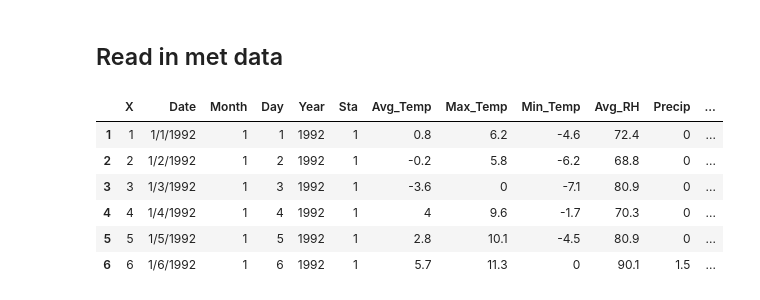
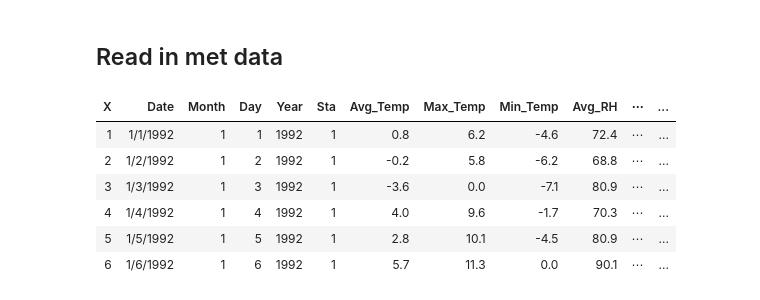
Before and after one commit to gremau/Sev_climatesens_SPEI, a Jupyter notebook: Sev_SPEI_altprecip.ipynb, the cells around one changed output. Cells and saved outputs as stored; diff of their text form; code cells hidden in the pictures.

```diff
--- a/Sev_SPEI_altprecip.ipynb
+++ b/Sev_SPEI_altprecip.ipynb
@@ -49,18 +39,18 @@ tail(df_alt)
 # %% [markdown]
 ## Read in met data
 # %%
-fname <- 'input_files/Met_all_gapfill.csv'
+fname <- 'spei_input_files/Met_all_gapfill.csv'
 #header <- read.csv(fname, skip=3, nrows=1)
 df <- read.csv(fname, header=TRUE)
 #df[df==-9999] <- NA
 #colnames(df) <- colnames(header)
 head(df)
 # %% [output]
-|  | X | Date | Month | Day | Year | Sta | Avg_Temp | Max_Temp | Min_Temp | Avg_RH | Precip | ... |
-| 1 | 1 | 1/1/1992 | 1 | 1 | 1992 | 1 | 0.8 | 6.2 | -4.6 | 72.4 | 0 | ... |
-| 2 | 2 | 1/2/1992 | 1 | 2 | 1992 | 1 | -0.2 | 5.8 | -6.2 | 68.8 | 0 | ... |
-| 3 | 3 | 1/3/1992 | 1 | 3 | 1992 | 1 | -3.6 | 0 | -7.1 | 80.9 | 0 | ... |
-| 4 | 4 | 1/4/1992 | 1 | 4 | 1992 | 1 | 4 | 9.6 | -1.7 | 70.3 | 0 | ... |
-| 5 | 5 | 1/5/1992 | 1 | 5 | 1992 | 1 | 2.8 | 10.1 | -4.5 | 80.9 | 0 | ... |
-| 6 | 6 | 1/6/1992 | 1 | 6 | 1992 | 1 | 5.7 | 11.3 | 0 | 90.1 | 1.5 | ... |
+| X | Date | Month | Day | Year | Sta | Avg_Temp | Max_Temp | Min_Temp | Avg_RH | ⋯ | ... |
+| 1 | 1/1/1992 | 1 | 1 | 1992 | 1 | 0.8 | 6.2 | -4.6 | 72.4 | ⋯ | ... |
+| 2 | 1/2/1992 | 1 | 2 | 1992 | 1 | -0.2 | 5.8 | -6.2 | 68.8 | ⋯ | ... |
+| 3 | 1/3/1992 | 1 | 3 | 1992 | 1 | -3.6 | 0.0 | -7.1 | 80.9 | ⋯ | ... |
+| 4 | 1/4/1992 | 1 | 4 | 1992 | 1 | 4.0 | 9.6 | -1.7 | 70.3 | ⋯ | ... |
+| 5 | 1/5/1992 | 1 | 5 | 1992 | 1 | 2.8 | 10.1 | -4.5 | 80.9 | ⋯ | ... |
+| 6 | 1/6/1992 | 1 | 6 | 1992 | 1 | 5.7 | 11.3 | 0.0 | 90.1 | ⋯ | ... |
 # %%
```
Also changed, not shown: parts of 9 cells of this notebook, 7 other files.
